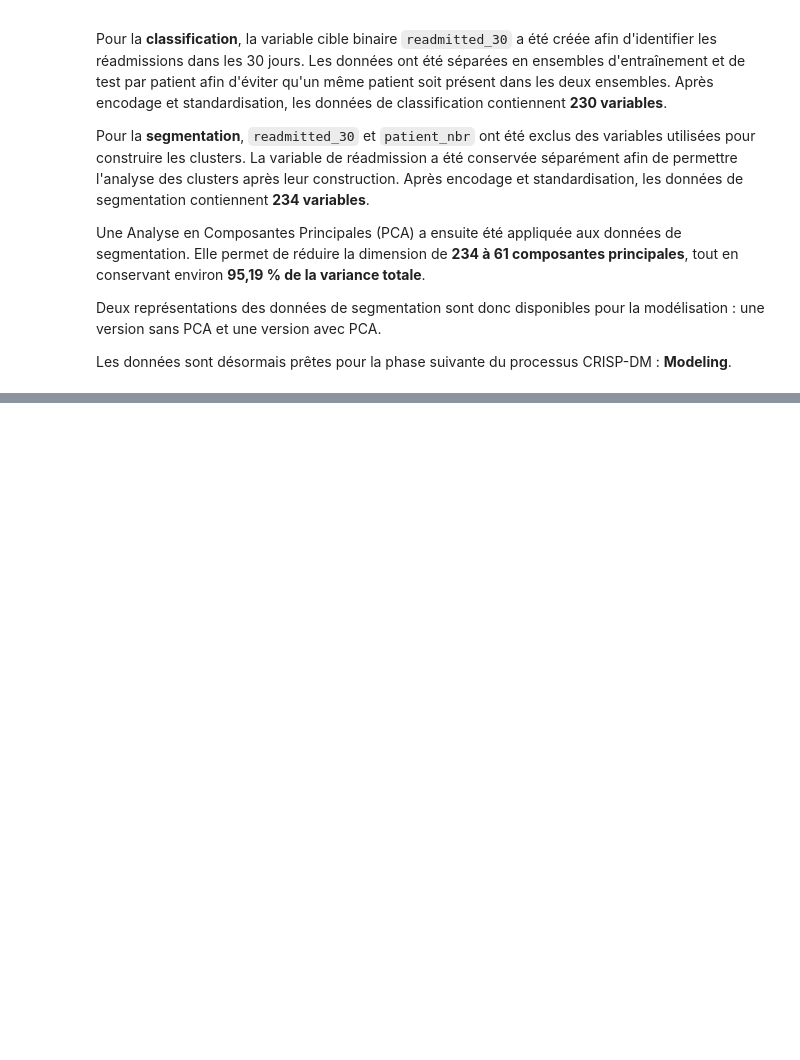
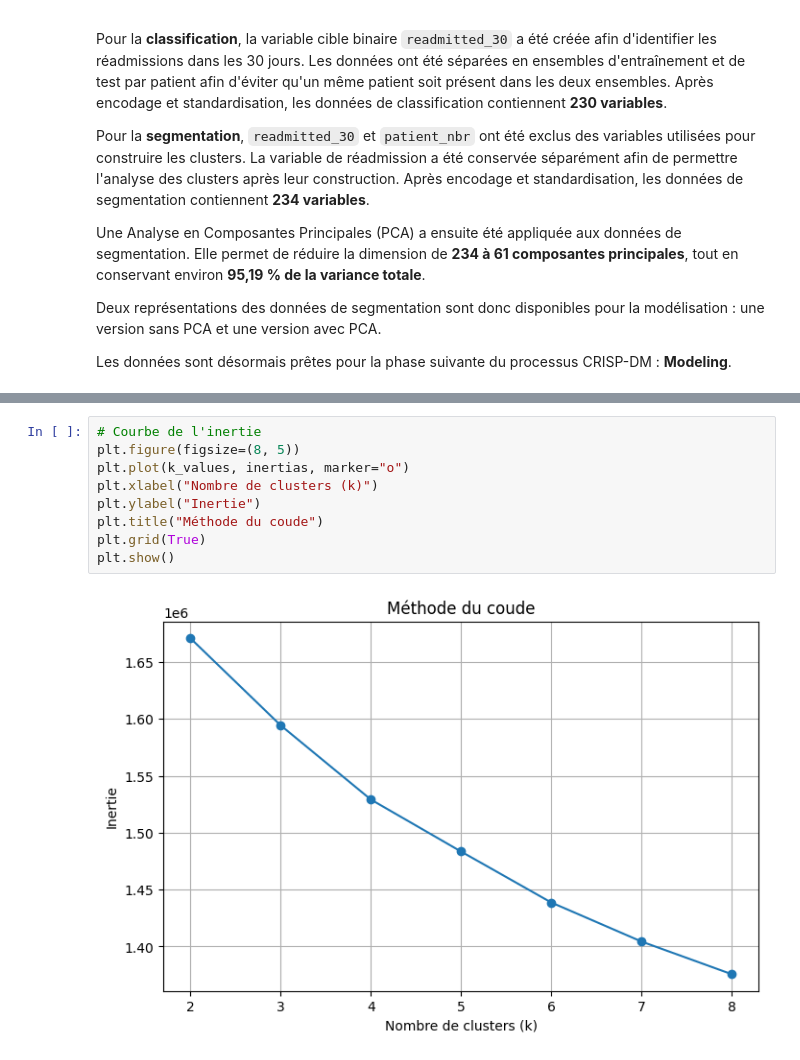
Before and after one commit to AlaKh09/Mentalist, a Jupyter notebook: mentalist_part1.ipynb, the cells around one changed output, grey strips where cells are left out. Drawn from its saved outputs; the diff is of its cells as text; blank space fills up the shorter version.

```diff
--- a/mentalist_part1.ipynb
+++ b/mentalist_part1.ipynb
@@ -2918,0 +2984,11 @@ CRISP-DM : **Modeling**.
+# %%
+# Courbe de l'inertie
+plt.figure(figsize=(8, 5))
+plt.plot(k_values, inertias, marker="o")
+plt.xlabel("Nombre de clusters (k)")
+plt.ylabel("Inertie")
+plt.title("Méthode du coude")
+plt.grid(True)
+plt.show()
+# %% [output]
+[figure, added]
```
Also changed, not shown: parts of 81 cells of this notebook.
